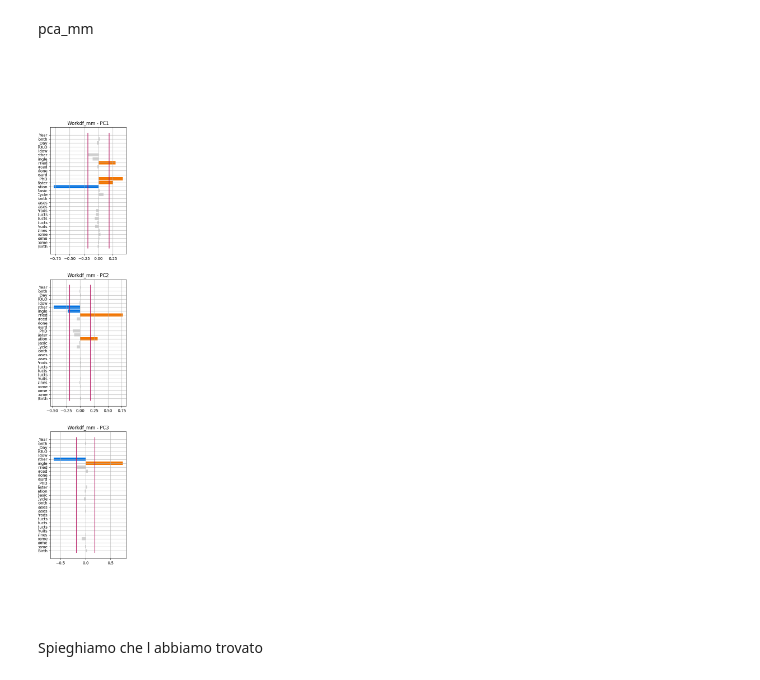
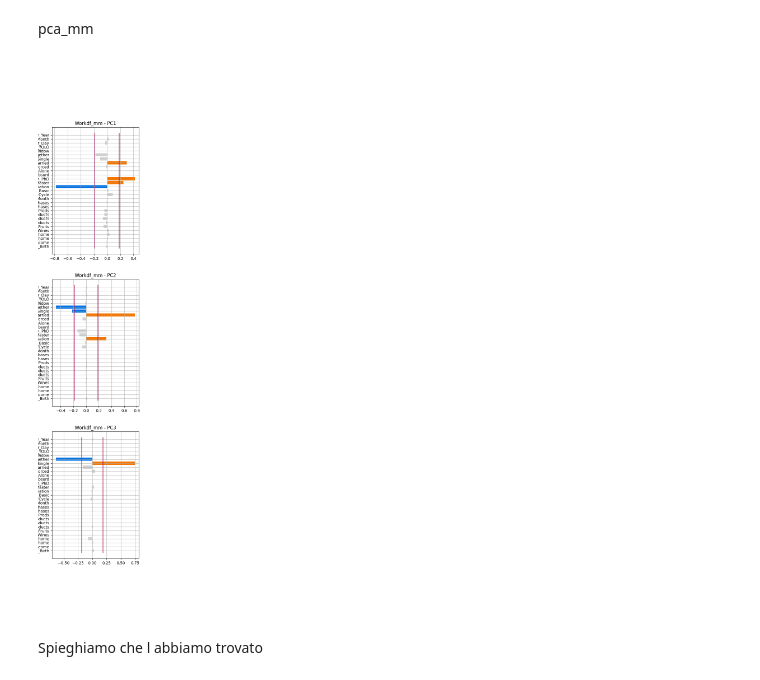
Before and after one commit to MarcoMungaiCoppolino/Data-Science-Portfolio, a Jupyter notebook: PROGETTO/HomeWork_1/MungaiCoppolinoPellegrino.ipynb, the cells around one changed output. Cells and saved outputs as stored; diff of their text form; code cells hidden in the pictures.

```diff
--- a/PROGETTO/HomeWork_1/MungaiCoppolinoPellegrino.ipynb
+++ b/PROGETTO/HomeWork_1/MungaiCoppolinoPellegrino.ipynb
@@ -402,20 +403,20 @@ pca_mm
 # %%
 eps = np.sqrt(1 / Xworkdf.shape[1])
 
-fig, ax = plt.subplots(m_mm, 1, figsize=(3.5, 20))
+fig, ax = plt.subplots(m_mm, 1, figsize=(4, 20))
 for i in range(0, m_mm):
         ax[i].plot([eps, eps], [-0.5, pca_mm.n_features_in_ - 0.5], '#b51963')
         ax[i].plot([-eps, -eps], [-0.5, pca_mm.n_features_in_ - 0.5],'#b51963')
         color_list = ['#F57600' if val >= eps else '#0073E6' if val <= -eps else '#D3D3D3' for val in pca_mm.components_[i, :]]
         ax[i].barh(np.arange(pca_mm.n_features_in_), pca_mm.components_[i, :], color=color_list)
         ax[i].set_yticks(ticks=np.arange(pca_mm.n_features_in_))
         ax[i].set_yticklabels(labels=Xworkdf_mm.columns.to_list())
         ax[i].set_title('Workdf_mm - PC%d' % (i+1))
         ax[i].grid()
 
 plt.show()
 # %% [output]
-[figure, old version]
+[figure, new version]
 # %% [markdown]
 Spieghiamo che l abbiamo trovato
 # %%
```
Also changed, not shown: parts of 11 cells of this notebook, 3 other files.
